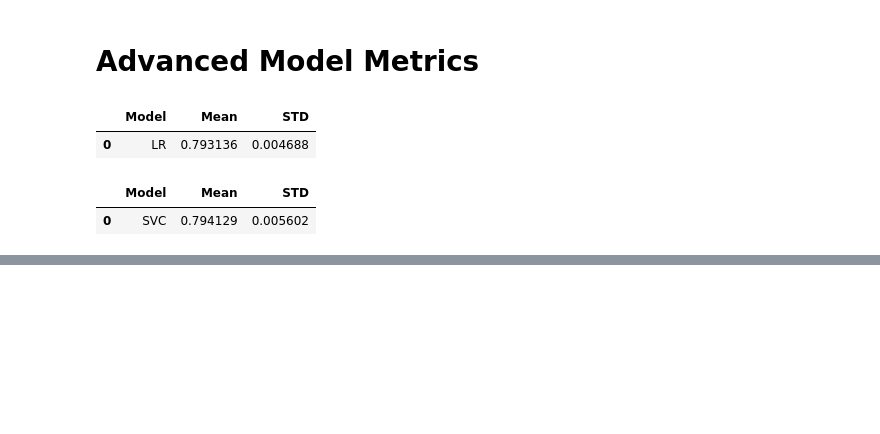
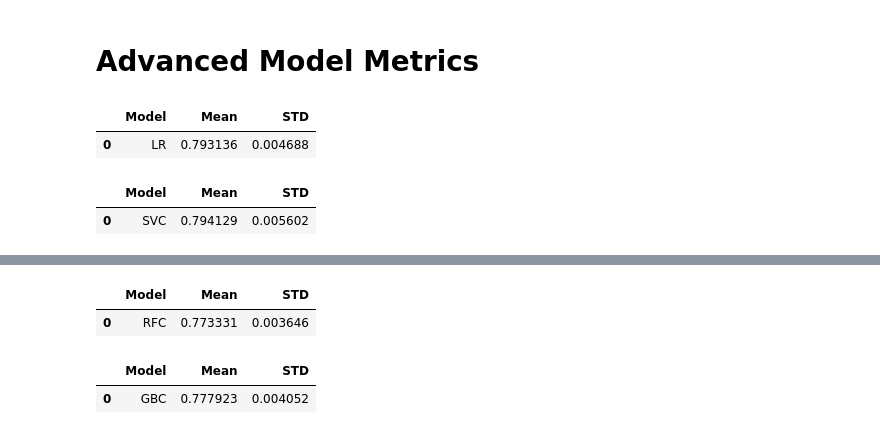
Before and after one commit to MaukanMir/IMDB-Sentiment-Analysis, a Jupyter notebook: training.ipynb, the cells around one changed output, grey strips where cells are left out. Drawn from its saved outputs; the diff is of its cells as text; code cells hidden in the pictures; blank space fills up the shorter version.

Commit message:
added new models

```diff
--- a/training.ipynb
+++ b/training.ipynb
@@ -313,0 +317,16 @@ testing_selected_models(names, models, features, y)
+# %%
+names = ['RFC']
+
+models = get_selected_models(names)
+testing_selected_models(names, models, features, y)
+# %% [output]
+|  | Model | Mean | STD |
+| 0 | RFC | 0.773331 | 0.003646 |
+# %%
+names = ['GBC']
+
+models = get_selected_models(names)
+testing_selected_models(names, models, features, y)
+# %% [output]
+|  | Model | Mean | STD |
+| 0 | GBC | 0.777923 | 0.004052 |
```
Also changed, not shown: parts of 1 cell of this notebook.
